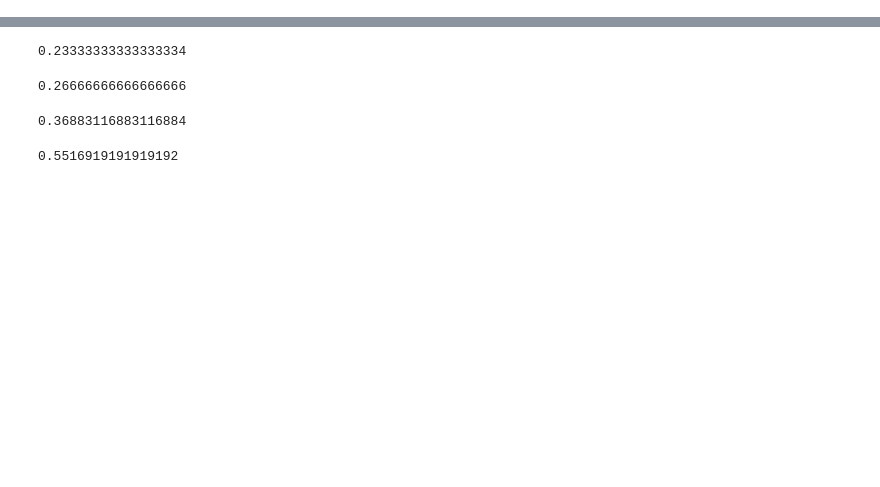
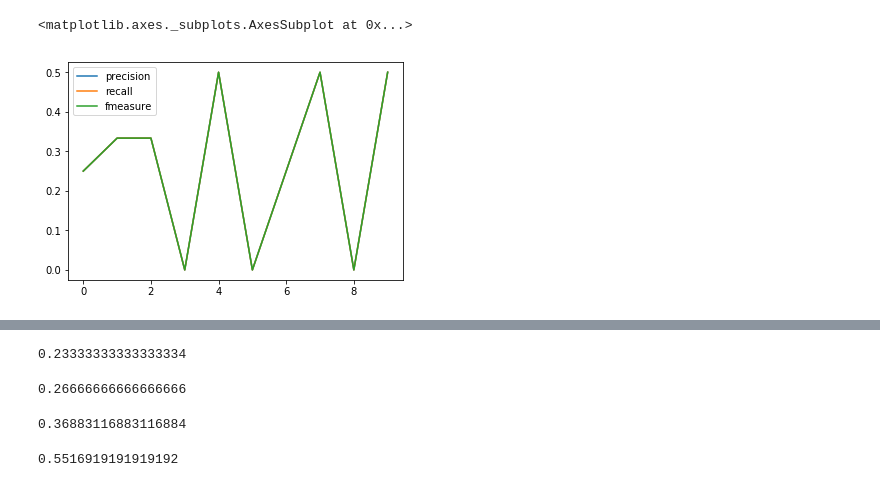
Before and after one commit to dahliahadfury/automaticsummarize, a Jupyter notebook: peringkasan BM25/evaluasi.ipynb, the cells around one changed output, grey strips where cells are left out. Saved outputs shown, nothing was run; the diff lists cells and outputs as text; code cells hidden in the pictures; blank space fills up the shorter version.

```diff
--- a/peringkasan BM25/evaluasi.ipynb
+++ b/peringkasan BM25/evaluasi.ipynb
@@ -2,16 +2,16 @@
 from sklearn.metrics import confusion_matrix
 import pandas as pd
 # %%
-hasil_sistem_dok1= pd.read_csv("hasil sistem/final/hasil sistem dokumen 1.csv")
-hasil_sistem_dok2= pd.read_csv("hasil sistem/final/hasil sistem dokumen 2.csv")
-hasil_sistem_dok3= pd.read_csv("hasil sistem/final/hasil sistem dokumen 3.csv")
-hasil_sistem_dok4= pd.read_csv("hasil sistem/final/hasil sistem dokumen 4.csv")
-hasil_sistem_dok5= pd.read_csv("hasil sistem/final/hasil sistem dokumen 5.csv")
-hasil_sistem_dok6= pd.read_csv("hasil sistem/final/hasil sistem dokumen 6.csv")
+hasil_sistem_dok1= pd.read_csv("hasil sistem 100 iterasi/hasil sistem dokumen 1.csv")
+hasil_sistem_dok2= pd.read_csv("hasil sistem 100 iterasi/hasil sistem dokumen 2.csv")
+hasil_sistem_dok3= pd.read_csv("hasil sistem 100 iterasi/hasil sistem dokumen 3.csv")
+hasil_sistem_dok4= pd.read_csv("hasil sistem 100 iterasi/hasil sistem dokumen 4.csv")
+hasil_sistem_dok5= pd.read_csv("hasil sistem 100 iterasi/hasil sistem dokumen 5.csv")
+hasil_sistem_dok6= pd.read_csv("hasil sistem 100 iterasi/hasil sistem dokumen 6.csv")
 hasil_sistem_dok7= pd.read_csv("hasil sistem/final/hasil sistem dokumen 7.csv")
-hasil_sistem_dok8= pd.read_csv("hasil sistem/final/hasil sistem dokumen 8.csv")
-hasil_sistem_dok9= pd.read_csv("hasil sistem/final/hasil sistem dokumen 9.csv")
-hasil_sistem_dok10= pd.read_csv("hasil sistem/final/hasil sistem dokumen 10.csv")
+hasil_sistem_dok8= pd.read_csv("hasil sistem 100 iterasi/hasil sistem dokumen 8.csv")
+hasil_sistem_dok9= pd.read_csv("hasil sistem 100 iterasi/hasil sistem dokumen 9 versi 2.csv")
+hasil_sistem_dok10= pd.read_csv("hasil sistem 100 iterasi/hasil sistem dokumen 10.csv")
 # %%
 hasil_pakar_dok1= pd.read_csv("hasil pakar/csv/dokumen 1.csv")
 hasil_pakar_dok2= pd.read_csv("hasil pakar/csv/dokumen 2.csv")
@@ -132,6 +255,11 @@ df_cm01["precision"] = precision_01_all
 df_cm01["recall"] = recall_01_all
 df_cm01["fmeasure"] = fmeasure_01_all
 df_cm01=df_cm01.fillna(0)
+# %%
+df_cm01.plot.line()
+# %% [output]
+<matplotlib.axes._subplots.AxesSubplot at 0x...>
+[figure, added]
 # %%
 df_cm02 = pd.DataFrame(columns=['dokumen uji','precision', 'recall', 'fmeasure'])
 df_cm02["dokumen uji"] = dokumen_uji
```
Also changed, not shown: parts of 15 cells of this notebook, 12 other files.
